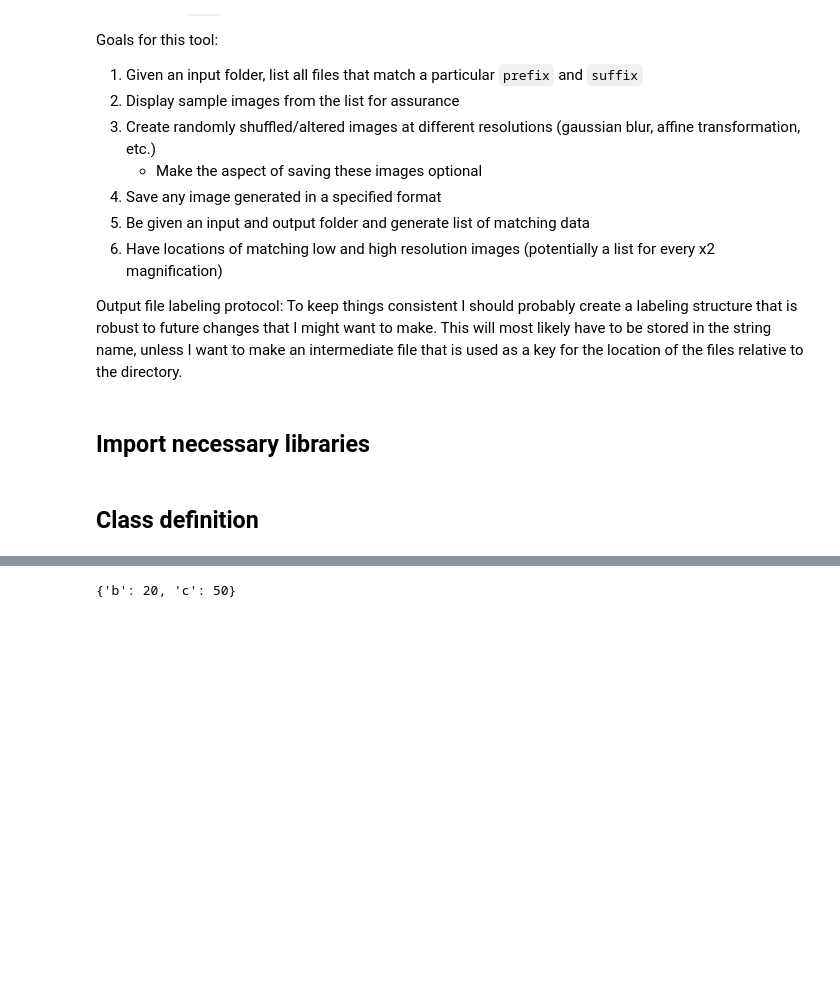
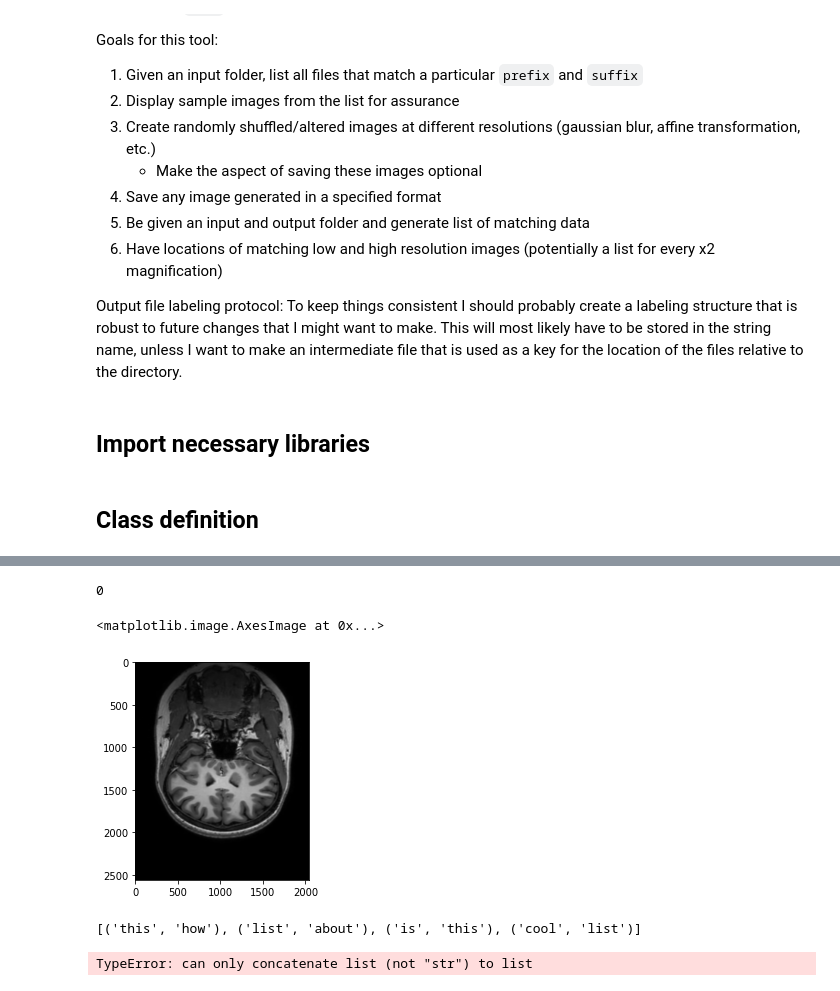
Before and after one commit to Lawreros/Super-Resolution, a Jupyter notebook: image_gen_class.ipynb, the cells around one changed output, grey strips where cells are left out. Cells and saved outputs as stored; diff of their text form; code cells hidden in the pictures; blank space fills up the shorter version.

```diff
--- a/image_gen_class.ipynb
+++ b/image_gen_class.ipynb
@@ -186,7 +288,22 @@ b = {'1','2'}
 # %%
 a = {'b':20,
 'c':50}
+# %%
+np.random.randint(2)
+# %% [output]
+0
+# %%
+pyplot.imshow(rescale(np.array(Image.open('./data/raw/nii_HR/104.png')),10,mode='symmetric',multichannel=True))
+# %% [output]
+<matplotlib.image.AxesImage at 0x...>
+[figure, added]
+# %%
+a = ['this','list','is','cool']
+b = ['how','about','this','list']
+list(zip(a,b))
+# %% [output]
+[('this', 'how'), ('list', 'about'), ('is', 'this'), ('cool', 'list')]
 # %%
-a
+a+'this'
 # %% [output]
-{'b': 20, 'c': 50}
+TypeError: can only concatenate list (not "str") to list
```
Also changed, not shown: parts of 6 cells of this notebook.
